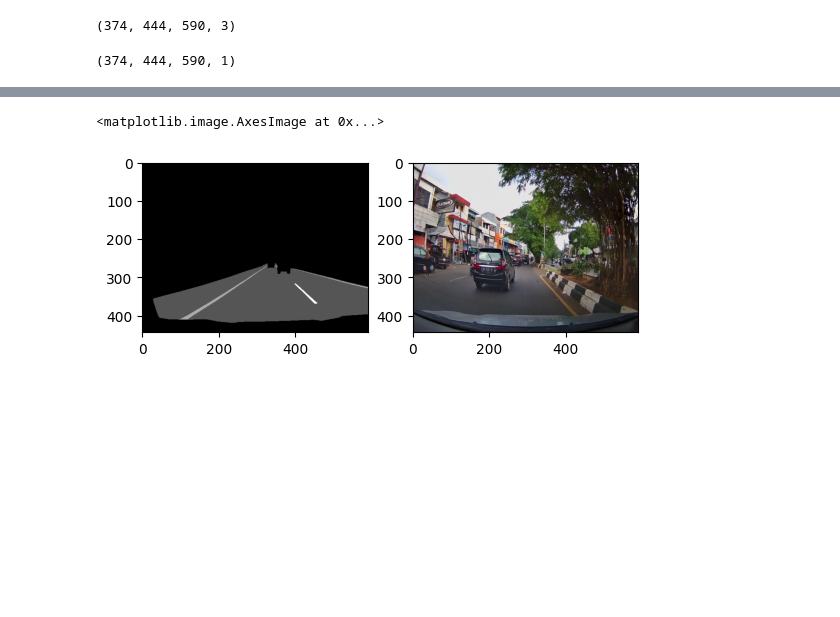
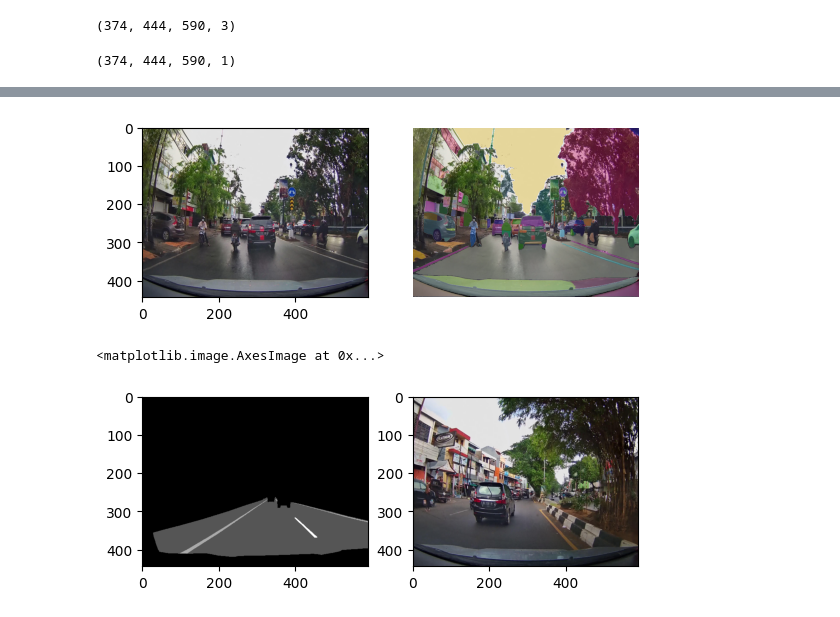
Before and after one commit to Senna256/TFG, a Jupyter notebook: tfg_w_traffic_and_sam.ipynb, the cells around one changed output, grey strips where cells are left out. Drawn from its saved outputs; the diff is of its cells as text; code cells hidden in the pictures; blank space fills up the shorter version.

```diff
--- a/tfg_w_traffic_and_sam.ipynb
+++ b/tfg_w_traffic_and_sam.ipynb
@@ -521,3 +542,15 @@ plt.show()
+# %%
+# Miro la imatge i la mascara de sam
+plt.subplot(1,2,1)
+plt.imshow(image_rgb)
+plt.subplot(1,2,2)
+#plt.figure(figsize=(10,10))
+plt.imshow(image_rgb)
+show_anns(masks_sam)
+plt.axis('off')
+plt.show()
+# %% [output]
+[figure, added]
 # %%
 ###### PROVES VARIES###########
 # %%
```
Also changed, not shown: parts of 14 cells of this notebook.
